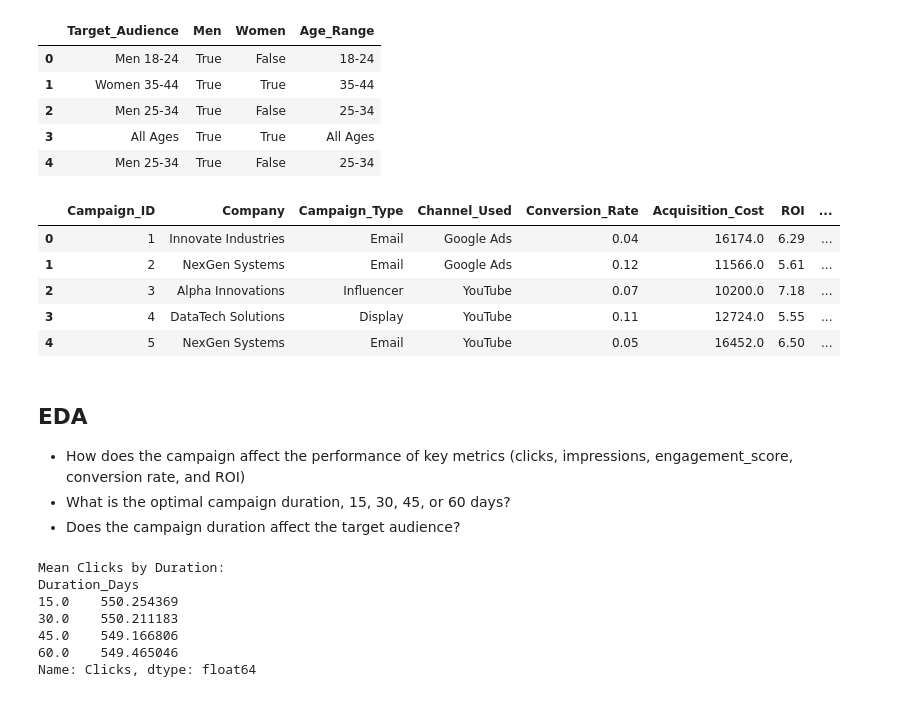
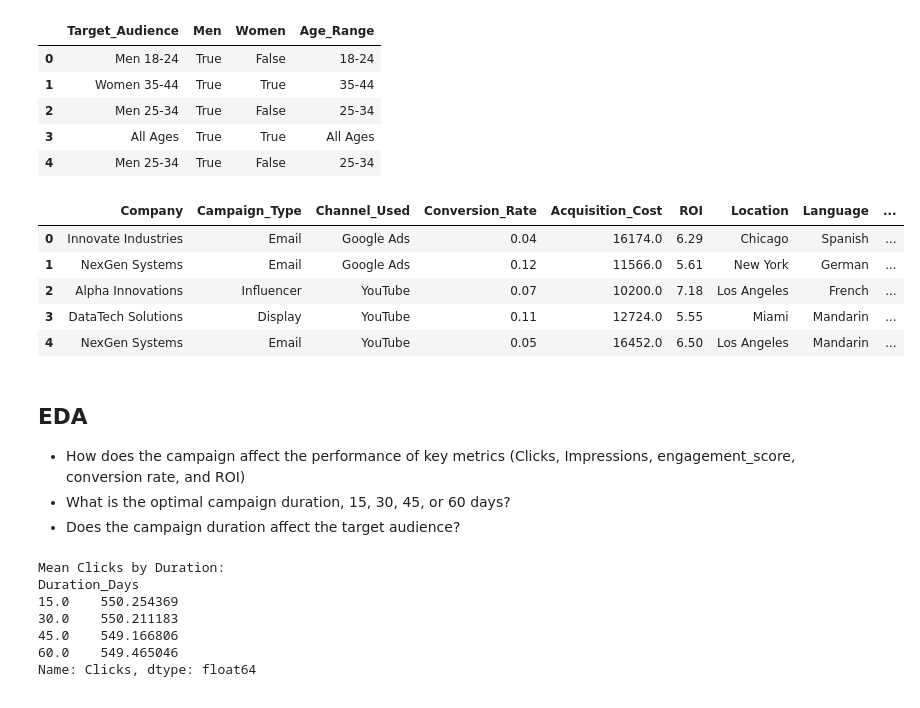
Before and after one commit to IsaganiJulian/Marketing_Campaign_DTSC, a Jupyter notebook: Isagani_Copy_of_MarketingCampaignAnalysis.ipynb, the cells around one changed output. Cells and saved outputs as stored; diff of their text form; code cells hidden in the pictures.

```diff
--- a/Isagani_Copy_of_MarketingCampaignAnalysis.ipynb
+++ b/Isagani_Copy_of_MarketingCampaignAnalysis.ipynb
@@ -159,23 +161,23 @@ min         2.000000       5000.000000      15.000000
 75%         6.510000      16264.000000      45.000000
 max         8.000000      20000.000000      60.000000
 # %%
-# Function to handle the outliers in my df
-def handle_outliers(df, column):
+# Function to handle the outliers in my marketing_data
+def handle_outliers(marketing_data, column):
   """
   Detect and handle the outliers in the numeric columns using the IQR method.
   """
 
-  Q1 = df[column].quantile(0.25)
-  Q3 = df[column].quantile(0.75)
+  Q1 = marketing_data[column].quantile(0.25)
+  Q3 = marketing_data[column].quantile(0.75)
   IQR = Q3 - Q1
   lower_bound = Q1 - 1.5 * IQR
   upper_bound = Q3 + 1.5 * IQR
 
 # Replace outliers with winsorization
-  df[column] = np.where(df[column] < lower_bound, lower_bound, df[column])
-  df[column] = np.where(df[column] > upper_bound, upper_bound, df[column])
+  marketing_data[column] = np.where(marketing_data[column] < lower_bound, lower_bound, marketing_data[column])
+  marketing_data[column] = np.where(marketing_data[column] > upper_bound, upper_bound, marketing_data[column])
 
-  return df
+  return marketing_data
 
 # Loop through numeric columns and handle outliers
 for col in numeric_columns:
@@ -255,17 +257,19 @@ marketing_data[['Target_Audience', 'Men', 'Women', 'Age_Range']].head()
 # %%
 # Drop Target_Audience
 marketing_data = marketing_data.drop('Target_Audience', axis=1)
+# Drop Campaign_ID
+marketing_data = marketing_data.drop('Campaign_ID', axis=1)
 marketing_data.head()
 # %% [output]
-|  | Campaign_ID | Company | Campaign_Type | Channel_Used | Conversion_Rate | Acquisition_Cost | ROI | ... |
-| 0 | 1 | Innovate Industries | Email | Google Ads | 0.04 | 16174.0 | 6.29 | ... |
-| 1 | 2 | NexGen Systems | Email | Google Ads | 0.12 | 11566.0 | 5.61 | ... |
-| 2 | 3 | Alpha Innovations | Influencer | YouTube | 0.07 | 10200.0 | 7.18 | ... |
-| 3 | 4 | DataTech Solutions | Display | YouTube | 0.11 | 12724.0 | 5.55 | ... |
-| 4 | 5 | NexGen Systems | Email | YouTube | 0.05 | 16452.0 | 6.50 | ... |
+|  | Company | Campaign_Type | Channel_Used | Conversion_Rate | Acquisition_Cost | ROI | Location | Language | ... |
+| 0 | Innovate Industries | Email | Google Ads | 0.04 | 16174.0 | 6.29 | Chicago | Spanish | ... |
+| 1 | NexGen Systems | Email | Google Ads | 0.12 | 11566.0 | 5.61 | New York | German | ... |
+| 2 | Alpha Innovations | Influencer | YouTube | 0.07 | 10200.0 | 7.18 | Los Angeles | French | ... |
+| 3 | DataTech Solutions | Display | YouTube | 0.11 | 12724.0 | 5.55 | Miami | Mandarin | ... |
+| 4 | NexGen Systems | Email | YouTube | 0.05 | 16452.0 | 6.50 | Los Angeles | Mandarin | ... |
 # %% [markdown]
 ## EDA
-- How does the campaign affect the performance of key metrics (clicks, impressions, engagement_score, conversion rate, and ROI)
+- How does the campaign affect the performance of key metrics (Clicks, Impressions, engagement_score, conversion rate, and ROI)
 - What is the optimal campaign duration, 15, 30, 45, or 60 days?
 - Does the campaign duration affect the target audience?
 # %%
```
Also changed, not shown: parts of 25 cells of this notebook.
